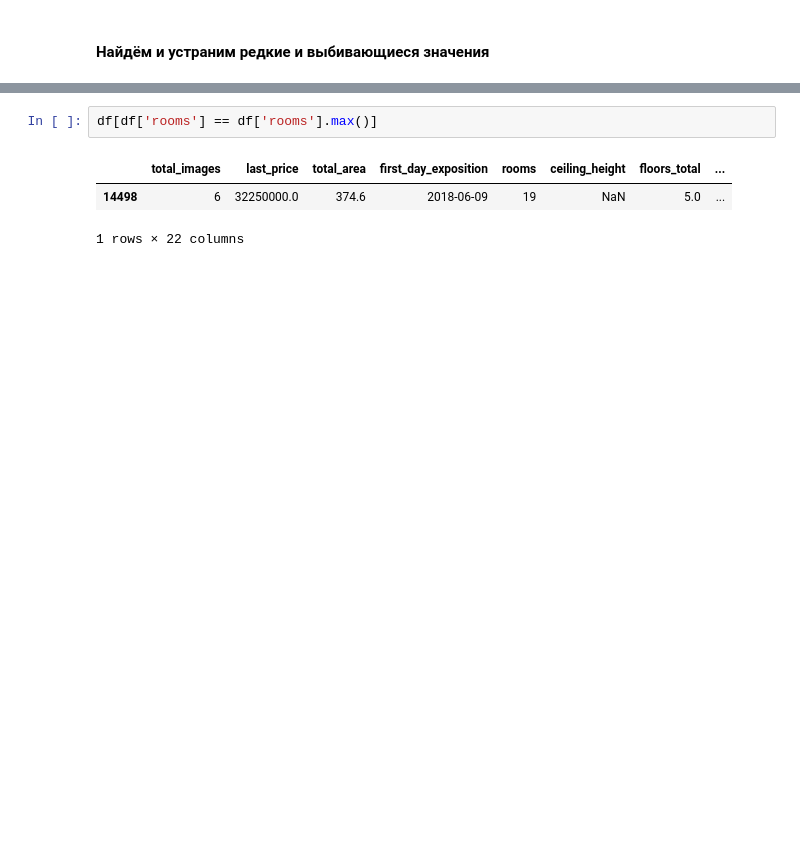
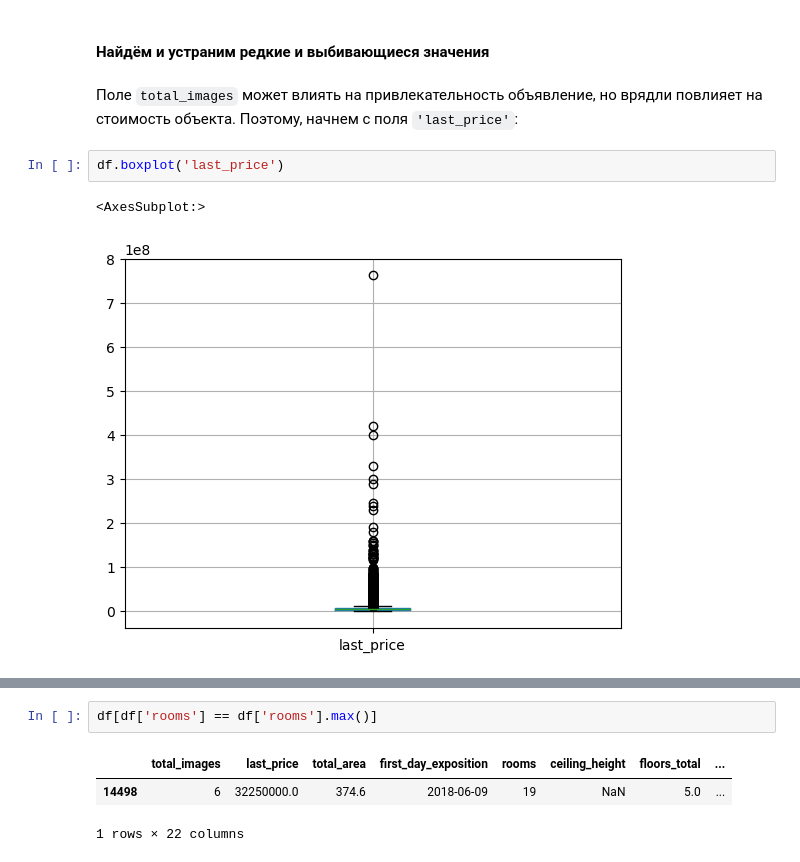
Before and after one commit to Shurick-G/practicum, a Jupyter notebook: data_exploratory analysis/d83ccfb7-2536-4a1f-b3bd-c84b51cb1ccb.ipynb, the cells around one changed output, grey strips where cells are left out. Cells and saved outputs as stored; diff of their text form; blank space fills up the shorter version.

```diff
--- a/data_exploratory analysis/d83ccfb7-2536-4a1f-b3bd-c84b51cb1ccb.ipynb
+++ b/data_exploratory analysis/d83ccfb7-2536-4a1f-b3bd-c84b51cb1ccb.ipynb
@@ -148,2 +148,10 @@ len(df['locality_name'].unique())
 # %% [markdown]
 #### Найдём и устраним редкие и выбивающиеся значения
+# %% [markdown]
+Поле `total_images` может влиять на привлекательность объявление, но врядли повлияет на стоимость объекта.
+Поэтому, начнем с поля `'last_price'`:
+# %%
+df.boxplot('last_price')
+# %% [output]
+<AxesSubplot:>
+[figure, added]
```
Also changed, not shown: parts of 63 cells of this notebook.
